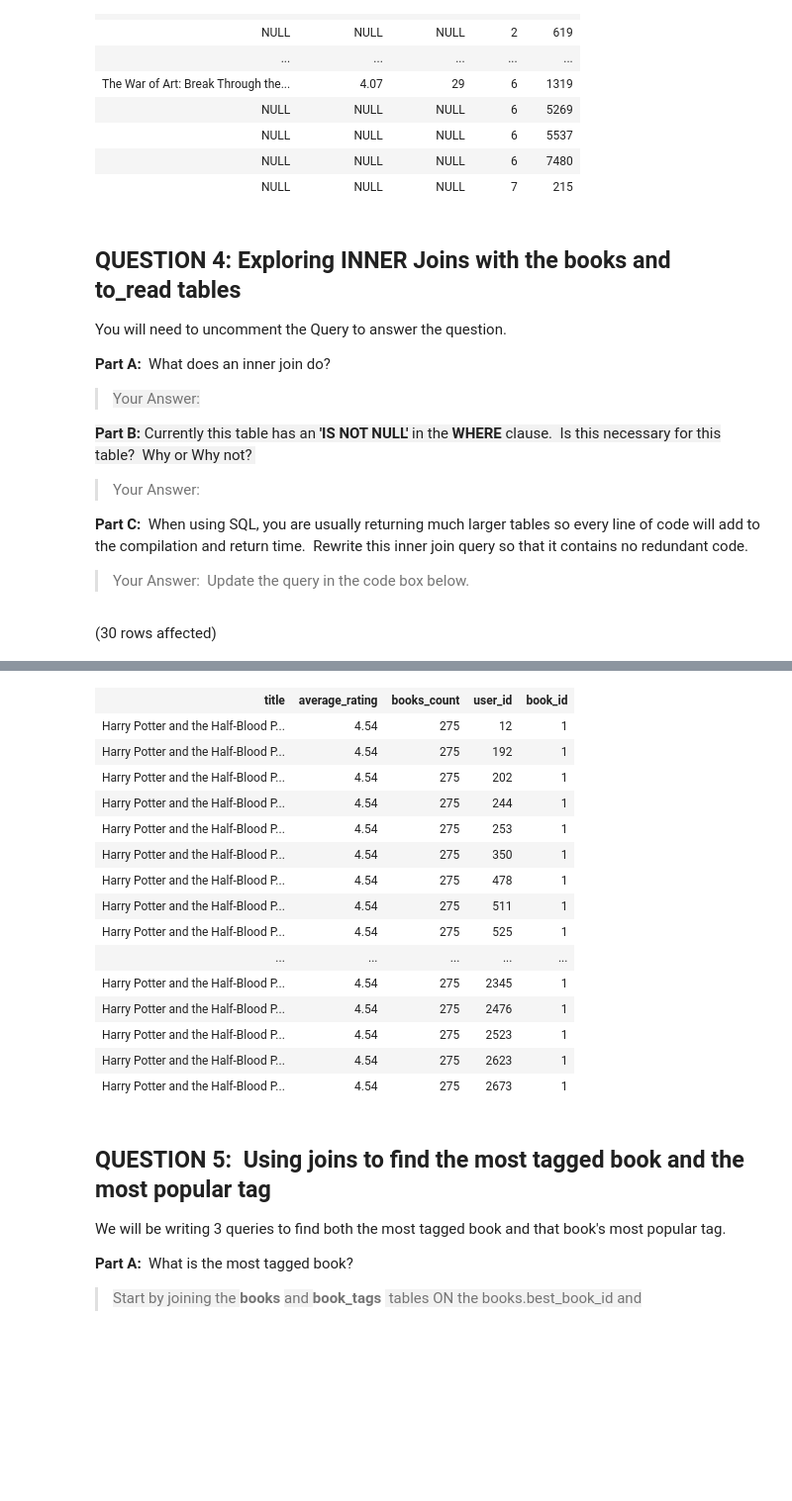
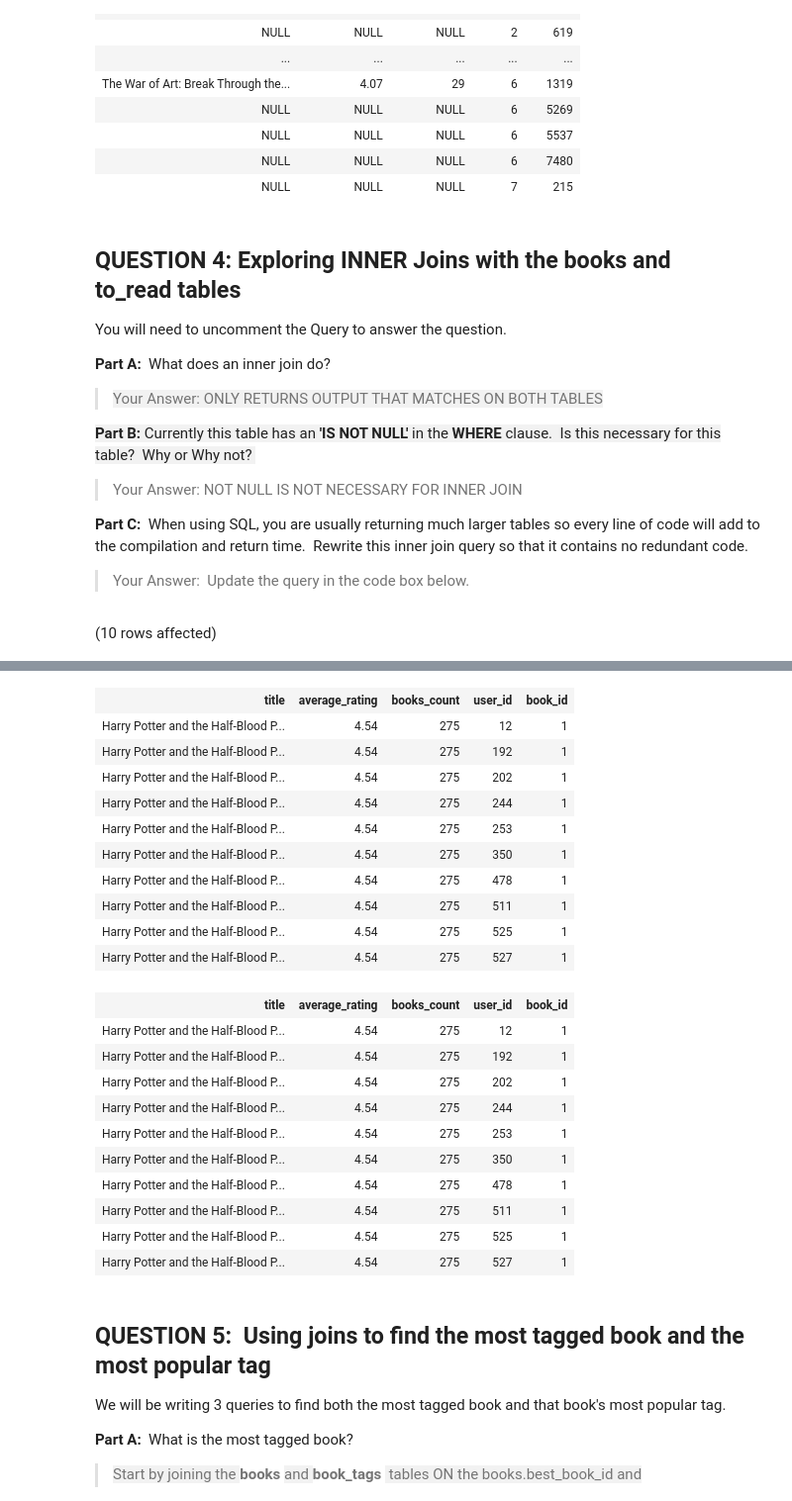
Before and after one commit to hollyhira/SQL-Part-3-Exercises, a Jupyter notebook: SQL-Part-3-Exercises/Notebook-1.ipynb, the cells around one changed output, grey strips where cells are left out. Shown: that part at 99% size. Cells and saved outputs as stored; diff of their text form; code cells hidden in the pictures; blank space fills up the shorter version.

```diff
--- a/SQL-Part-3-Exercises/Notebook-1.ipynb
+++ b/SQL-Part-3-Exercises/Notebook-1.ipynb
@@ -170,22 +170,29 @@ You will need to uncomment the Query to answer the question.
 
 **Part A:**  What does an inner join do?
 
-> <span style="background-color: rgba(127, 127, 127, 0.1); font-family: -apple-system, BlinkMacSystemFont, sans-serif;">Your Answer:</span>
+> <span style="background-color: rgba(127, 127, 127, 0.1); font-family: -apple-system, BlinkMacSystemFont, sans-serif;">Your Answer: ONLY RETURNS OUTPUT THAT MATCHES ON BOTH TABLES</span>
 
 <span style="background-color: rgba(127, 127, 127, 0.1); font-family: -apple-system, BlinkMacSystemFont, sans-serif;"><b>Part B:</b>&nbsp;Currently this table has an <b>'IS NOT NULL'</b> in the <b>WHERE</b> clause.&nbsp; Is this necessary for this table?&nbsp; Why or Why not?&nbsp;</span>
 
-> Your Answer:
+> Your Answer: NOT NULL IS NOT NECESSARY FOR INNER JOIN
 
 **Part C:**  When using SQL, you are usually returning much larger tables so every line of code will add to the compilation and return time.  Rewrite this inner join query so that it contains no redundant code.
 
 > Your Answer:  Update the query in the code box below.
 # %%
 USE BooksDB
-SELECT TOP (30) books.title, books.average_rating, books.books_count,to_read.user_id, to_read.book_id
+SELECT TOP (10) b.title, b.average_rating, b.books_count,tr.user_id, tr.book_id
+FROM books AS b
+Inner JOIN to_read AS tr
+ON b.book_id = tr.book_id
+WHERE b.title IS NOT NULL
+ORDER BY tr.book_id;
+
+USE BooksDB
+SELECT TOP (10) books.title, books.average_rating, books.books_count,to_read.user_id, to_read.book_id
 FROM books
 Inner JOIN to_read
 ON books.book_id = to_read.book_id
-WHERE books.title IS NOT NULL
 ORDER BY to_read.book_id;
 # %% [output]
-(30 rows affected)
+(10 rows affected)
@@ -193,19 +201,25 @@ Total execution time: 00:07:20.336
 | title | average_rating | books_count | user_id | book_id |
 | Harry Potter and the Half-Blood P... | 4.54 | 275 | 12 | 1 |
 | Harry Potter and the Half-Blood P... | 4.54 | 275 | 192 | 1 |
 | Harry Potter and the Half-Blood P... | 4.54 | 275 | 202 | 1 |
 | Harry Potter and the Half-Blood P... | 4.54 | 275 | 244 | 1 |
 | Harry Potter and the Half-Blood P... | 4.54 | 275 | 253 | 1 |
 | Harry Potter and the Half-Blood P... | 4.54 | 275 | 350 | 1 |
 | Harry Potter and the Half-Blood P... | 4.54 | 275 | 478 | 1 |
 | Harry Potter and the Half-Blood P... | 4.54 | 275 | 511 | 1 |
 | Harry Potter and the Half-Blood P... | 4.54 | 275 | 525 | 1 |
-| ... | ... | ... | ... | ... |
-| Harry Potter and the Half-Blood P... | 4.54 | 275 | 2345 | 1 |
-| Harry Potter and the Half-Blood P... | 4.54 | 275 | 2476 | 1 |
-| Harry Potter and the Half-Blood P... | 4.54 | 275 | 2523 | 1 |
-| Harry Potter and the Half-Blood P... | 4.54 | 275 | 2623 | 1 |
-| Harry Potter and the Half-Blood P... | 4.54 | 275 | 2673 | 1 |
+| Harry Potter and the Half-Blood P... | 4.54 | 275 | 527 | 1 |
+| title | average_rating | books_count | user_id | book_id |
+| Harry Potter and the Half-Blood P... | 4.54 | 275 | 12 | 1 |
+| Harry Potter and the Half-Blood P... | 4.54 | 275 | 192 | 1 |
+| Harry Potter and the Half-Blood P... | 4.54 | 275 | 202 | 1 |
+| Harry Potter and the Half-Blood P... | 4.54 | 275 | 244 | 1 |
+| Harry Potter and the Half-Blood P... | 4.54 | 275 | 253 | 1 |
+| Harry Potter and the Half-Blood P... | 4.54 | 275 | 350 | 1 |
+| Harry Potter and the Half-Blood P... | 4.54 | 275 | 478 | 1 |
+| Harry Potter and the Half-Blood P... | 4.54 | 275 | 511 | 1 |
+| Harry Potter and the Half-Blood P... | 4.54 | 275 | 525 | 1 |
+| Harry Potter and the Half-Blood P... | 4.54 | 275 | 527 | 1 |
 # %% [markdown]
 ## **QUESTION 5:**  Using joins to find the most tagged book and the most popular tag
 
```
Also changed, not shown: parts of 11 cells of this notebook.
